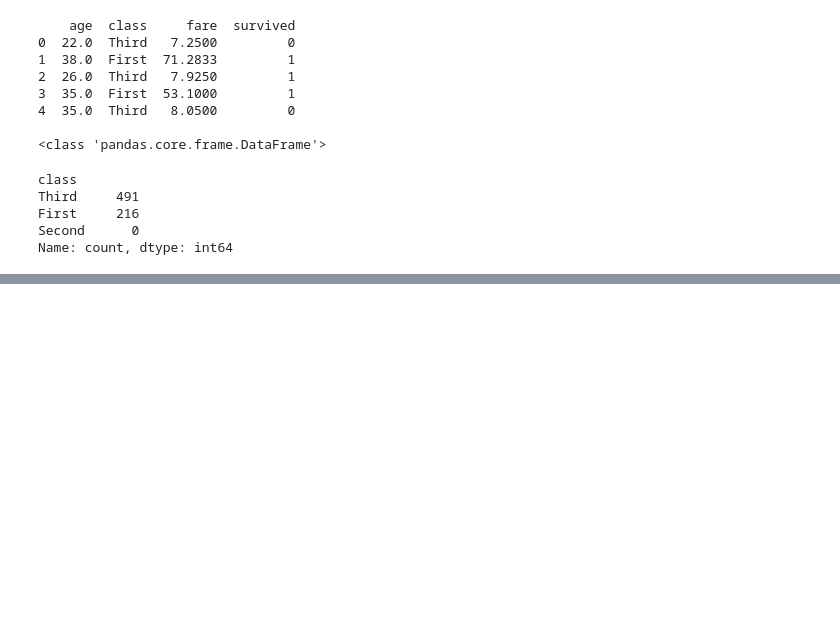
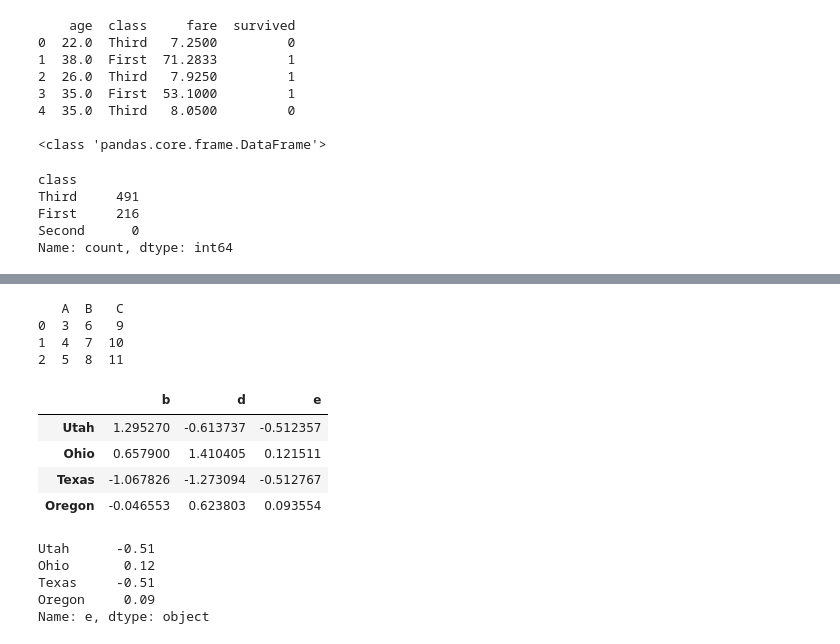
Before and after one commit to windyday0622/windyday, a Jupyter notebook: m3_분석 라이브러리/ pandas_2_연산.ipynb, the cells around one changed output, grey strips where cells are left out. Drawn from its saved outputs; the diff is of its cells as text; code cells hidden in the pictures; blank space fills up the shorter version.

```diff
--- a/m3_분석 라이브러리/ pandas_2_연산.ipynb
+++ b/m3_분석 라이브러리/ pandas_2_연산.ipynb
@@ -582,0 +624,28 @@ Name: count, dtype: int64
+# %%
+# applymap 함수는 DataFrame에만 적용되며, 각 요소에 함수를 적용
+
+df = pd.DataFrame({
+    'A':[1, 2, 3],
+    'B':[4, 5, 6],
+    'C':[7, 8, 9]
+})
+
+# 각 요소에 2를 더하는 함수
+df_applymapped = df.applymap(lambda x: x + 2)
+print(df_applymapped)
+# %% [output]
+   A  B   C
+0  3  6   9
+1  4  7  10
+2  5  8  11
+# %%
+# 함수 적용과 매핑
+frame = pd.DataFrame(np.random.randn(4,3),columns=list('bde'),
+                    index = ['Utah','Ohio','Texas','Oregon'])
+frame
+# %% [output]
+|  | b | d | e |
+| Utah | 1.295270 | -0.613737 | -0.512357 |
+| Ohio | 0.657900 | 1.410405 | 0.121511 |
+| Texas | -1.067826 | -1.273094 | -0.512767 |
+| Oregon | -0.046553 | 0.623803 | 0.093554 |
@@ -582,0 +654,9 @@ Name: count, dtype: int64
+# %%
+# map 함수는 series에만 적용
+frame['e'].map(format)
+# %% [output]
+Utah      -0.51
+Ohio       0.12
+Texas     -0.51
+Oregon     0.09
+Name: e, dtype: object
```
Also changed, not shown: parts of 6 cells of this notebook.
